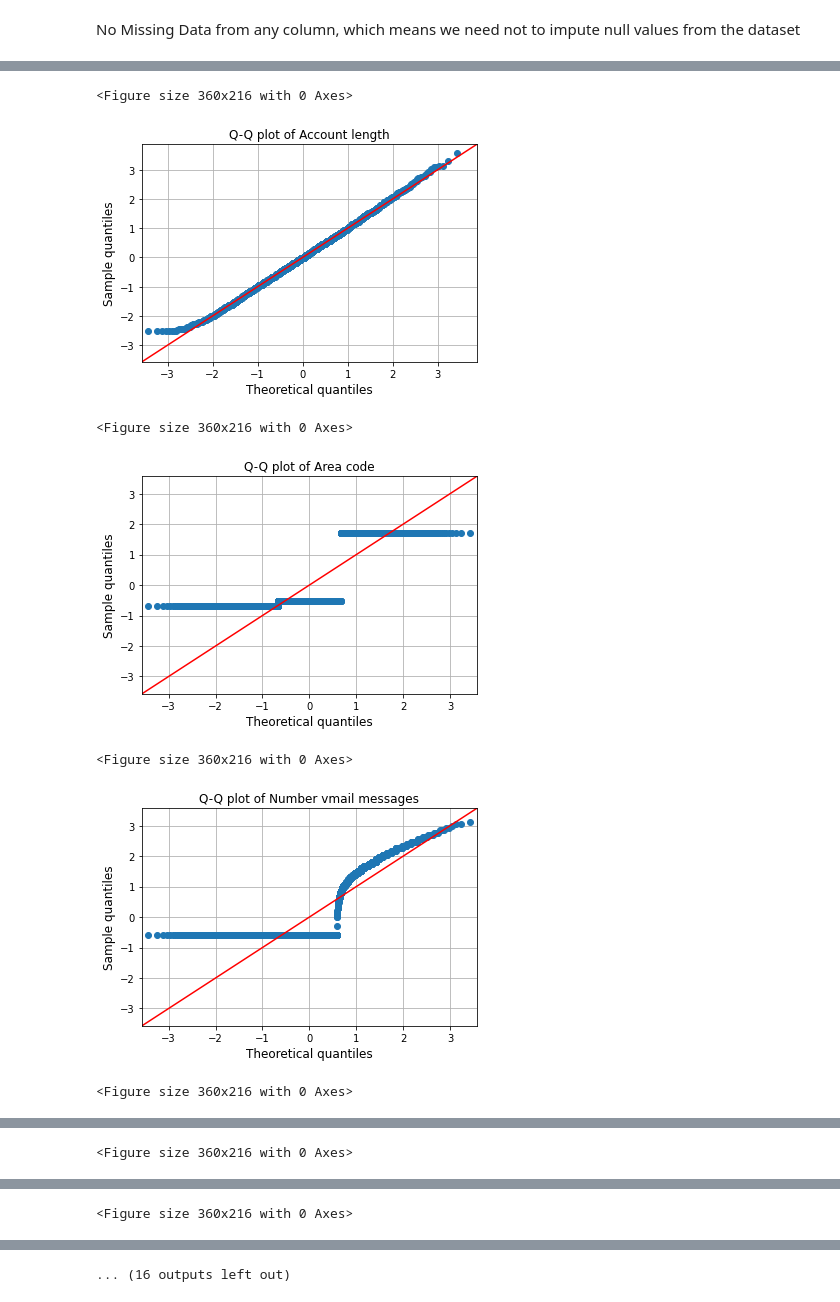
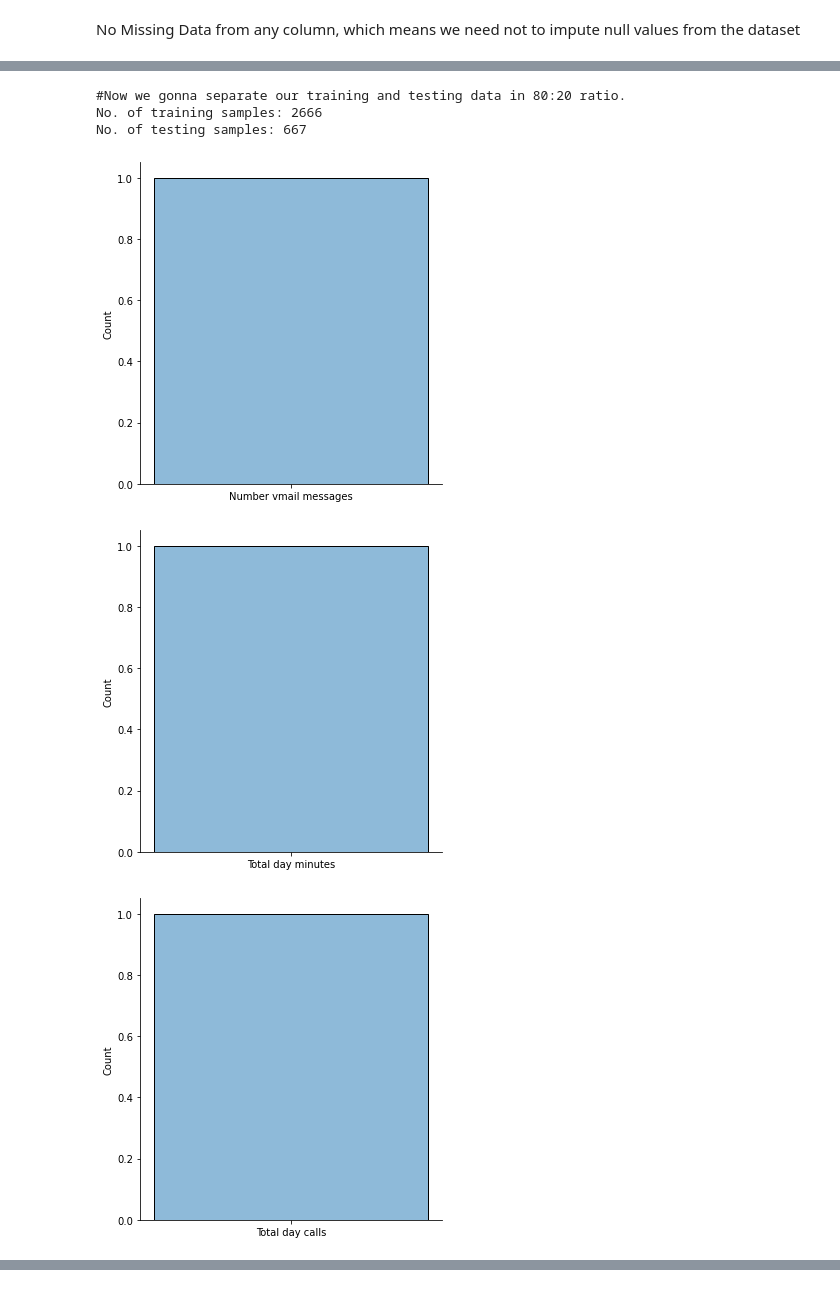
Before and after one commit to NikhilOO7/ML-Data-Cleaning-and-Feature-Selection, a Jupyter notebook: ML Data Cleaning and Feature Selection.ipynb, the cells around one changed output, grey strips where cells are left out. Saved outputs shown, nothing was run; the diff lists cells and outputs as text; code cells hidden in the pictures.

```diff
--- a/ML Data Cleaning and Feature Selection.ipynb
+++ b/ML Data Cleaning and Feature Selection.ipynb
@@ -110,41 +140,37 @@ data.describe()
 | 50% | 101.000000 | 415.000000 | 0.000000 | 179.400000 | 101.000000 | 30.500000 | ... |
 | 75% | 127.000000 | 510.000000 | 20.000000 | 216.400000 | 114.000000 | 36.790000 | ... |
 | max | 243.000000 | 510.000000 | 51.000000 | 350.800000 | 165.000000 | 59.640000 | ... |
+# %%
+print("#Now we gonna separate our training and testing data in 80:20 ratio.")
+training_data = data.sample(frac=0.8)
+testing_data = data.drop(training_data.index)
+print(f"No. of training samples: {training_data.shape[0]}")
+print(f"No. of testing samples: {testing_data.shape[0]}")
+# %% [output]
+#Now we gonna separate our training and testing data in 80:20 ratio.
+No. of training samples: 2666
+No. of testing samples: 667
 # %%
 #Checking the distribution of Independent variables
-from statsmodels.graphics.gofplots import qqplot
-field_names = data[[
-    'Account length',
-    'Area code',
+
+field_names = training_data[[
     'Number vmail messages',
     'Total day minutes',
     'Total day calls',
     'Total day charge',
     'Total eve minutes',
     'Total eve calls',
     'Total night minutes',
     'Total night calls',
     'Total night charge',
     'Total intl minutes',
     'Total intl charge',
     'Customer service calls'
 ]]
 
 for column in field_names.columns:
-    plt.figure(figsize=(5,3))
-    fig=qqplot(field_names[column],line='45',fit='True')
-    plt.xticks(fontsize=10)
-    plt.yticks(fontsize=10)
-    plt.xlabel("Theoretical quantiles",fontsize=12)
-    plt.ylabel("Sample quantiles",fontsize=12)
-    plt.title("Q-Q plot of {}".format(column),fontsize=12)
-    plt.grid(True)
-    plt.show()
+    sns.displot(column, kde=True)
 # %% [output]
-<Figure size 360x216 with 0 Axes>
-[figure, old version]
+[figure, new version]
-<Figure size 360x216 with 0 Axes>
-[figure, old version]
+[figure, new version]
-<Figure size 360x216 with 0 Axes>
-[figure, old version]
+[figure, new version]
-<Figure size 360x216 with 0 Axes>
@@ -152 +177,0 @@ for column in field_names.columns:
-<Figure size 360x216 with 0 Axes>
@@ -154 +178,0 @@ for column in field_names.columns:
-<Figure size 360x216 with 0 Axes>
@@ -156 +179,0 @@ for column in field_names.columns:
-... (16 outputs left out)
```
Also changed, not shown: parts of 7 cells of this notebook.
